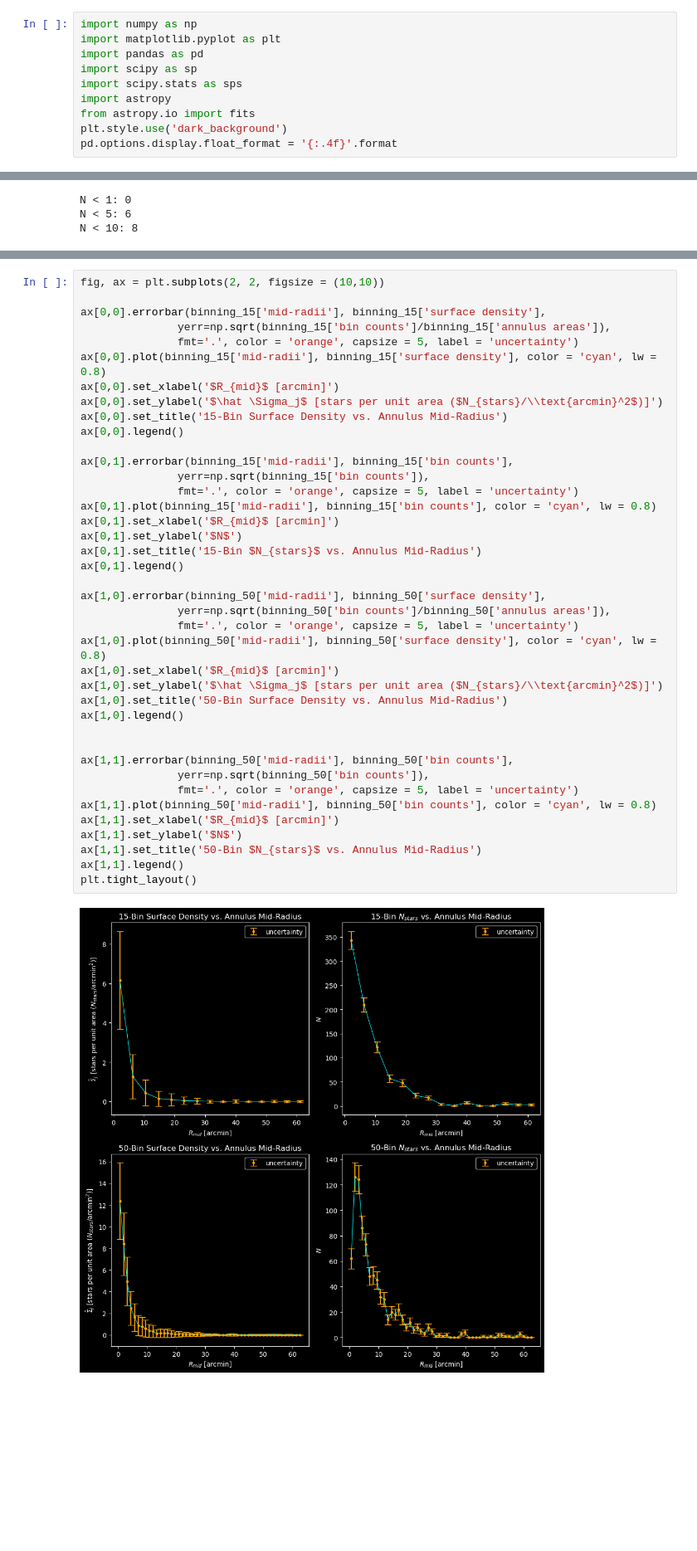
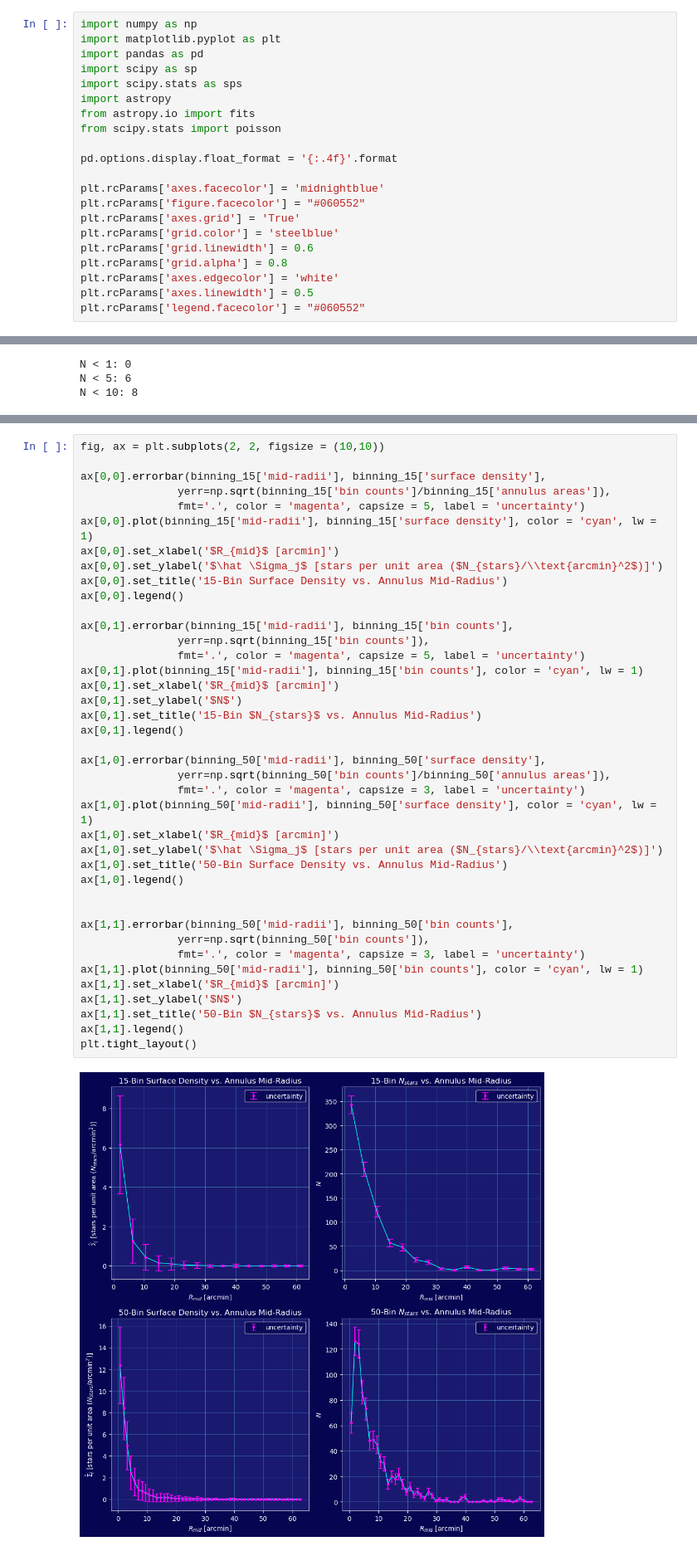
Before and after one commit to lea-y01/phys_stats, a Jupyter notebook: assignments/assignment_2/assignment2_V1.ipynb, the cells around one changed output, grey strips where cells are left out. Shown at 83% size. Drawn from its saved outputs; the diff is of its cells as text; blank space fills up the shorter version.

```diff
--- a/assignments/assignment_2/assignment2_V1.ipynb
+++ b/assignments/assignment_2/assignment2_V1.ipynb
@@ -6,8 +6,19 @@ import scipy as sp
 import scipy.stats as sps
 import astropy
 from astropy.io import fits
-plt.style.use('dark_background')
+from scipy.stats import poisson
+
 pd.options.display.float_format = '{:.4f}'.format
+
+plt.rcParams['axes.facecolor'] = 'midnightblue'
+plt.rcParams['figure.facecolor'] = "#060552"
+plt.rcParams['axes.grid'] = 'True'
+plt.rcParams['grid.color'] = 'steelblue'
+plt.rcParams['grid.linewidth'] = 0.6
+plt.rcParams['grid.alpha'] = 0.8
+plt.rcParams['axes.edgecolor'] = 'white'
+plt.rcParams['axes.linewidth'] = 0.5
+plt.rcParams['legend.facecolor'] = "#060552"
 # %% [markdown]
 # Assignment 2
 # %% [markdown]
@@ -465,40 +476,40 @@ fig, ax = plt.subplots(2, 2, figsize = (10,10))
 
 ax[0,0].errorbar(binning_15['mid-radii'], binning_15['surface density'],
                yerr=np.sqrt(binning_15['bin counts']/binning_15['annulus areas']),
-               fmt='.', color = 'orange', capsize = 5, label = 'uncertainty')
-ax[0,0].plot(binning_15['mid-radii'], binning_15['surface density'], color = 'cyan', lw = 0.8)
+               fmt='.', color = 'magenta', capsize = 5, label = 'uncertainty')
+ax[0,0].plot(binning_15['mid-radii'], binning_15['surface density'], color = 'cyan', lw = 1)
 ax[0,0].set_xlabel('$R_{mid}$ [arcmin]')
 ax[0,0].set_ylabel('$\hat \Sigma_j$ [stars per unit area ($N_{stars}/\\text{arcmin}^2$)]')
 ax[0,0].set_title('15-Bin Surface Density vs. Annulus Mid-Radius')
 ax[0,0].legend()
 
 ax[0,1].errorbar(binning_15['mid-radii'], binning_15['bin counts'],
                yerr=np.sqrt(binning_15['bin counts']),
-               fmt='.', color = 'orange', capsize = 5, label = 'uncertainty')
-ax[0,1].plot(binning_15['mid-radii'], binning_15['bin counts'], color = 'cyan', lw = 0.8)
+               fmt='.', color = 'magenta', capsize = 5, label = 'uncertainty')
+ax[0,1].plot(binning_15['mid-radii'], binning_15['bin counts'], color = 'cyan', lw = 1)
 ax[0,1].set_xlabel('$R_{mid}$ [arcmin]')
 ax[0,1].set_ylabel('$N$')
 ax[0,1].set_title('15-Bin $N_{stars}$ vs. Annulus Mid-Radius')
 ax[0,1].legend()
 
 ax[1,0].errorbar(binning_50['mid-radii'], binning_50['surface density'],
                yerr=np.sqrt(binning_50['bin counts']/binning_50['annulus areas']),
-               fmt='.', color = 'orange', capsize = 5, label = 'uncertainty')
-ax[1,0].plot(binning_50['mid-radii'], binning_50['surface density'], color = 'cyan', lw = 0.8)
+               fmt='.', color = 'magenta', capsize = 3, label = 'uncertainty')
+ax[1,0].plot(binning_50['mid-radii'], binning_50['surface density'], color = 'cyan', lw = 1)
 ax[1,0].set_xlabel('$R_{mid}$ [arcmin]')
 ax[1,0].set_ylabel('$\hat \Sigma_j$ [stars per unit area ($N_{stars}/\\text{arcmin}^2$)]')
 ax[1,0].set_title('50-Bin Surface Density vs. Annulus Mid-Radius')
 ax[1,0].legend()
 
 
 ax[1,1].errorbar(binning_50['mid-radii'], binning_50['bin counts'],
                yerr=np.sqrt(binning_50['bin counts']),
-               fmt='.', color = 'orange', capsize = 5, label = 'uncertainty')
-ax[1,1].plot(binning_50['mid-radii'], binning_50['bin counts'], color = 'cyan', lw = 0.8)
+               fmt='.', color = 'magenta', capsize = 3, label = 'uncertainty')
+ax[1,1].plot(binning_50['mid-radii'], binning_50['bin counts'], color = 'cyan', lw = 1)
 ax[1,1].set_xlabel('$R_{mid}$ [arcmin]')
 ax[1,1].set_ylabel('$N$')
 ax[1,1].set_title('50-Bin $N_{stars}$ vs. Annulus Mid-Radius')
 ax[1,1].legend()
 plt.tight_layout()
 # %% [output]
-[figure, old version]
+[figure, new version]
```
Also changed, not shown: parts of 10 cells of this notebook, 1 other file.
